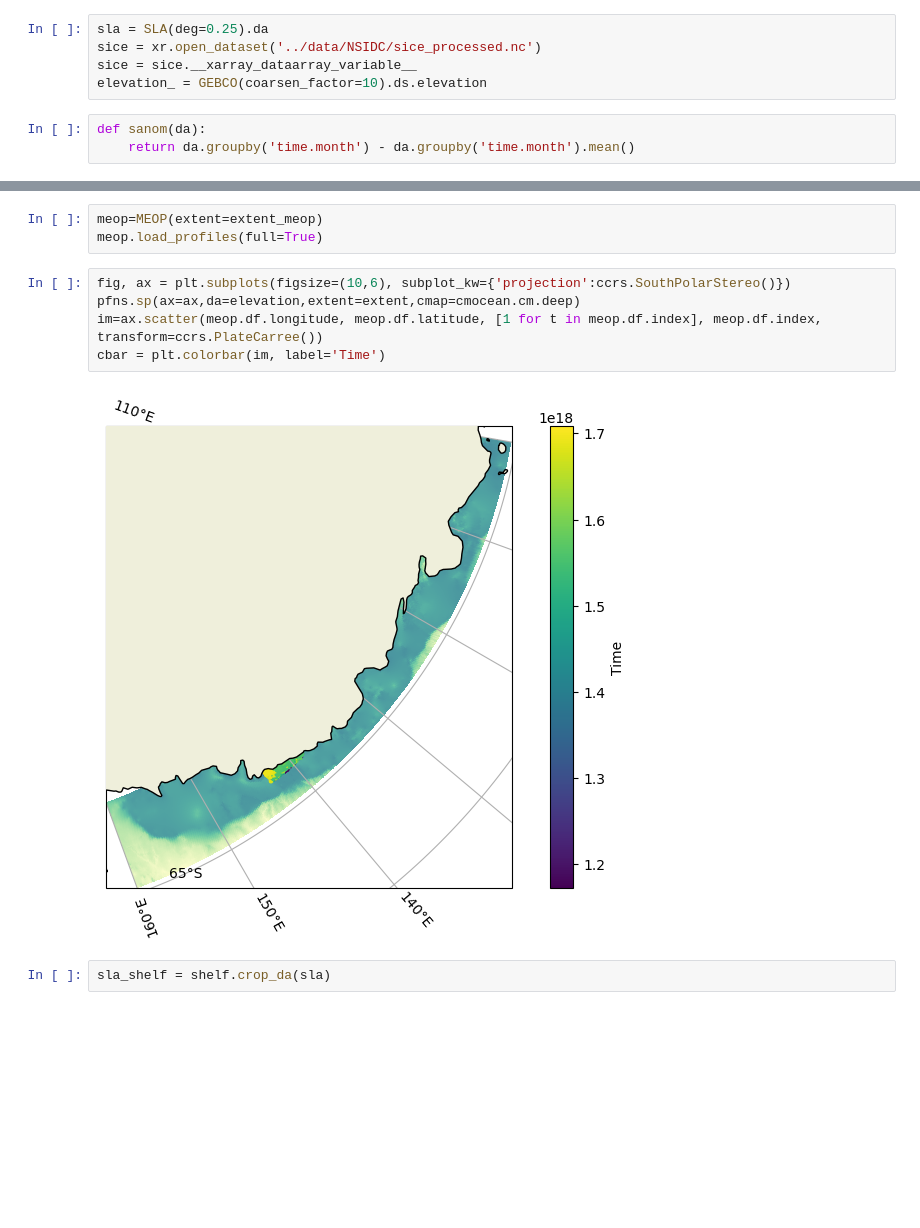
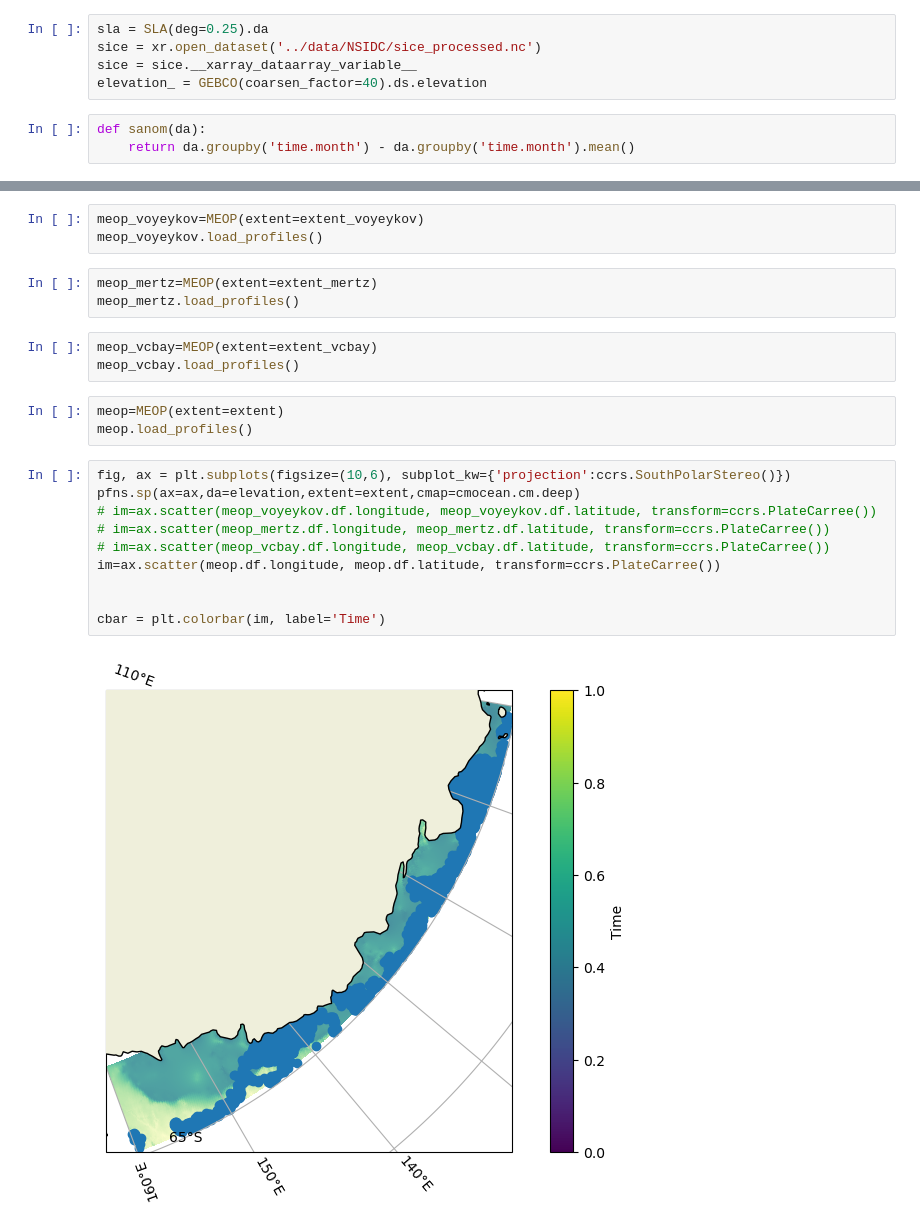
Before and after one commit to eejco/thesis_c3, a Jupyter notebook: composite.ipynb, the cells around one changed output, grey strips where cells are left out. Cells and saved outputs as stored; diff of their text form; blank space fills up the shorter version.

```diff
--- a/composite.ipynb
+++ b/composite.ipynb
@@ -30,7 +33,7 @@ ARGO = '/nfs/b0133/eejco/data/ARGO/DataSelection_a0ad0869-68c3-4b7d-af4c-9c010ab
 sla = SLA(deg=0.25).da
 sice = xr.open_dataset('../data/NSIDC/sice_processed.nc')
 sice = sice.__xarray_dataarray_variable__
-elevation_ = GEBCO(coarsen_factor=10).ds.elevation
+elevation_ = GEBCO(coarsen_factor=40).ds.elevation
 # %%
 def sanom(da):
     return da.groupby('time.month') - da.groupby('time.month').mean()
@@ -48,12 +81,24 @@ shelf.plot_region()
+# %%
+meop_voyeykov=MEOP(extent=extent_voyeykov)
+meop_voyeykov.load_profiles()
+# %%
+meop_mertz=MEOP(extent=extent_mertz)
+meop_mertz.load_profiles()
+# %%
+meop_vcbay=MEOP(extent=extent_vcbay)
+meop_vcbay.load_profiles()
 # %%
-meop=MEOP(extent=extent_meop)
-meop.load_profiles(full=True)
+meop=MEOP(extent=extent)
+meop.load_profiles()
 # %%
 fig, ax = plt.subplots(figsize=(10,6), subplot_kw={'projection':ccrs.SouthPolarStereo()})
 pfns.sp(ax=ax,da=elevation,extent=extent,cmap=cmocean.cm.deep)
-im=ax.scatter(meop.df.longitude, meop.df.latitude, [1 for t in meop.df.index], meop.df.index, transform=ccrs.PlateCarree())
+# im=ax.scatter(meop_voyeykov.df.longitude, meop_voyeykov.df.latitude, transform=ccrs.PlateCarree())
+# im=ax.scatter(meop_mertz.df.longitude, meop_mertz.df.latitude, transform=ccrs.PlateCarree())
+# im=ax.scatter(meop_vcbay.df.longitude, meop_vcbay.df.latitude, transform=ccrs.PlateCarree())
+im=ax.scatter(meop.df.longitude, meop.df.latitude, transform=ccrs.PlateCarree())
+
+
 cbar = plt.colorbar(im, label='Time')
 # %% [output]
-[figure, old version]
+[figure, new version]
-# %%
-sla_shelf = shelf.crop_da(sla)
```
Also changed, not shown: parts of 20 cells of this notebook, 1 other file.
